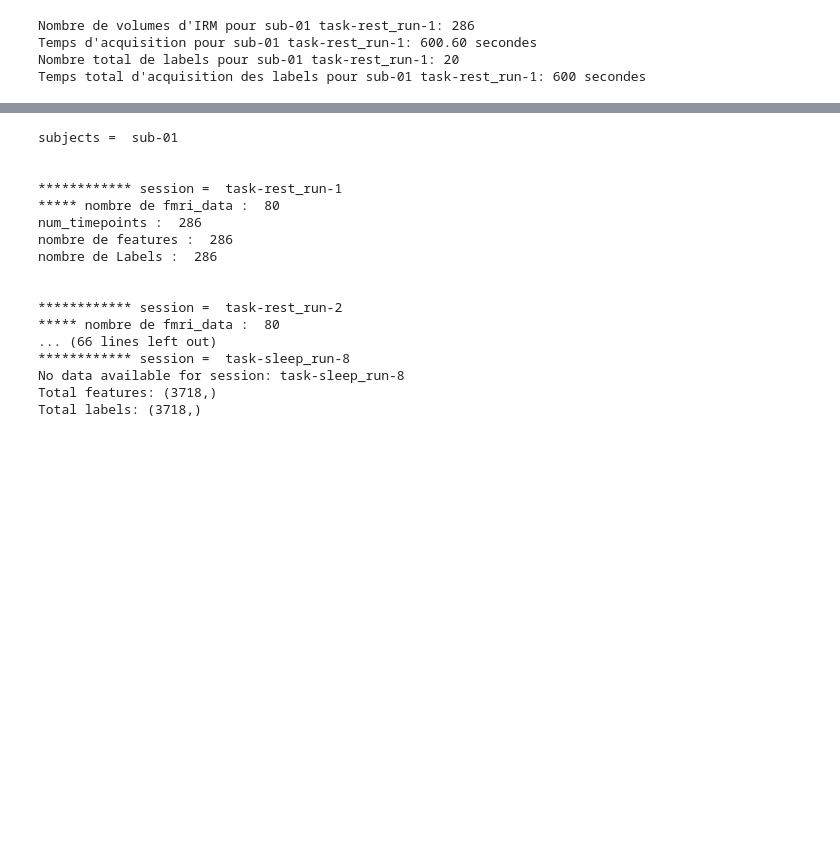
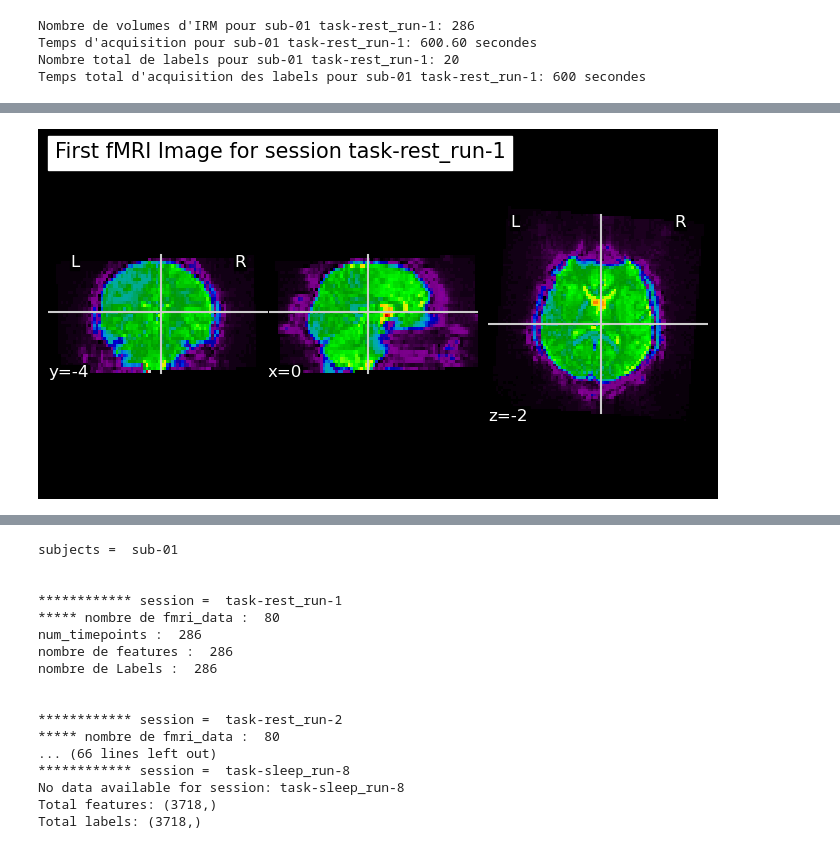
Before and after one commit to brainhack-school2024/duchadeau_project, a Jupyter notebook: Exploration_dataset.ipynb, the cells around one changed output, grey strips where cells are left out. Drawn from its saved outputs; the diff is of its cells as text; code cells hidden in the pictures; blank space fills up the shorter version.

```diff
--- a/Exploration_dataset.ipynb
+++ b/Exploration_dataset.ipynb
@@ -340,0 +509,91 @@ On voit sur cet exemple de code que la résolution temporelle entre les label et
+# %%
+import os
+import nibabel as nib
+import numpy as np
+import pandas as pd
+from nilearn import image, plotting
+import matplotlib.pyplot as plt
+
+# Fonction pour charger les fichiers fMRI et les labels des fichiers TSV
+def load_labeled_fmri_data(dataset_path, subjects, sessions):
+    all_fmri_images = []
+    all_labels = []
+
+    for subj in subjects:
+        print("****************\nLoading subject:", subj)
+        tsv_file_path = os.path.join(dataset_path, 'sourcedata', f'{subj}-sleep-stage.tsv')
+
+        if os.path.exists(tsv_file_path):
+            sleep_data = pd.read_csv(tsv_file_path, sep='\t')
+
+            for sess in sessions:
+                fmri_path = os.path.join(dataset_path, subj, 'func', f'{subj}_{sess}_bold.nii.gz')
+
+                if os.path.exists(fmri_path):
+                    fmri_img = nib.load(fmri_path)
+
+                    # Filtrer les données pour la session actuelle
+                    session_data = sleep_data[sleep_data['session'] == sess].copy()
+                    if not session_data.empty:
+                        # Mapper les stades de sommeil à des valeurs numériques
+                        stage_mapping = {'W': 0, '1': 1, '2': 2, '3': 3}  # 0 pour éveil, 1 pour sommeil
+                        session_data.loc[:, 'sleep_stage_mapped'] = session_data['30-sec_epoch_sleep_stage'].map(stage_mapping)
+
+                        # Nombre de points temporels à considérer
+                        tr = fmri_img.header.get_zooms()[-1]  # Utiliser le TR réel de l'acquisition fMRI
+                        interval = int(30 / tr)
+                        num_labels = len(session_data)
+
+                        # Créer une liste pour stocker les images 3D correspondant aux labels
+                        labeled_images = []
+                        for i in range(num_labels):
+                            idx = i * interval
+                            fmri_img_3d = image.index_img(fmri_img, idx)
+                            labeled_images.append(fmri_img_3d)
+
+                        all_fmri_images.append(labeled_images)
+                        all_labels.append(session_data['sleep_stage_mapped'].values)
+
+                        print(f"\nSession {sess} for subject {subj}: {session_data['sleep_stage_mapped'].values}")
+                        print(f"Number of labels for session {sess}: {len(session_data['sleep_stage_mapped'].values)}")
+
+                    else:
+                        print(f"No data available for session: {sess}")
+                else:
+                    print(f"File {fmri_path} not found.")
+        else:
+            print(f"File {tsv_file_path} not found.")
+
+    return all_fmri_images, all_labels
+
+########## Main ###########
+# Définir le chemin de base vers les données
+dataset_path = '/home/rduchadeau/Desktop/Brainhack_school/duchadeau_project/ds003768-download/'
+
+# Liste des sujets à charger
+subjects = ['sub-01', 'sub-02']
+
+# Liste des sessions
+sessions = [f'task-rest_run-{i}' for i in range(1, 9)] + [f'task-sleep_run-{i}' for i in range(1, 9)]
+print("Nombre de sessions : ", len(sessions))
+
+# Charger les données fMRI et les labels correspondants
+fmri_images, labels = load_labeled_fmri_data(dataset_path, subjects, sessions)
+if (len(fmri_images) == len(labels)):
+    for i in range(len(fmri_images)):
+        if (len(labels[i]) != len(fmri_images[i])):
+            print(f"Error : len(fmri_images) != len(labels) for number {i}")
+    print("*****\nSuccess !\n*****")
+else:
+    print("Error : len(fmri_images) != len(labels)")
+
+# Afficher tous les labels des sessions
+for i, label_set in enumerate(labels):
+    print(f"Labels for session {i}: {label_set}")
+
+# Visualiser l'image fMRI associée à la première donnée pour le patient 'sub-01'
+# Nous sélectionnons la première image 3D de la première session
+first_fmri_image = fmri_images[0][0]
+plotting.plot_epi(first_fmri_image, title=f'First fMRI Image for session {sessions[0]}')
+plt.show()
+# %% [output]
@@ -340,0 +617 @@ On voit sur cet exemple de code que la résolution temporelle entre les label et
+[figure, added]
```
Also changed, not shown: parts of 15 cells of this notebook, 20 other files.
